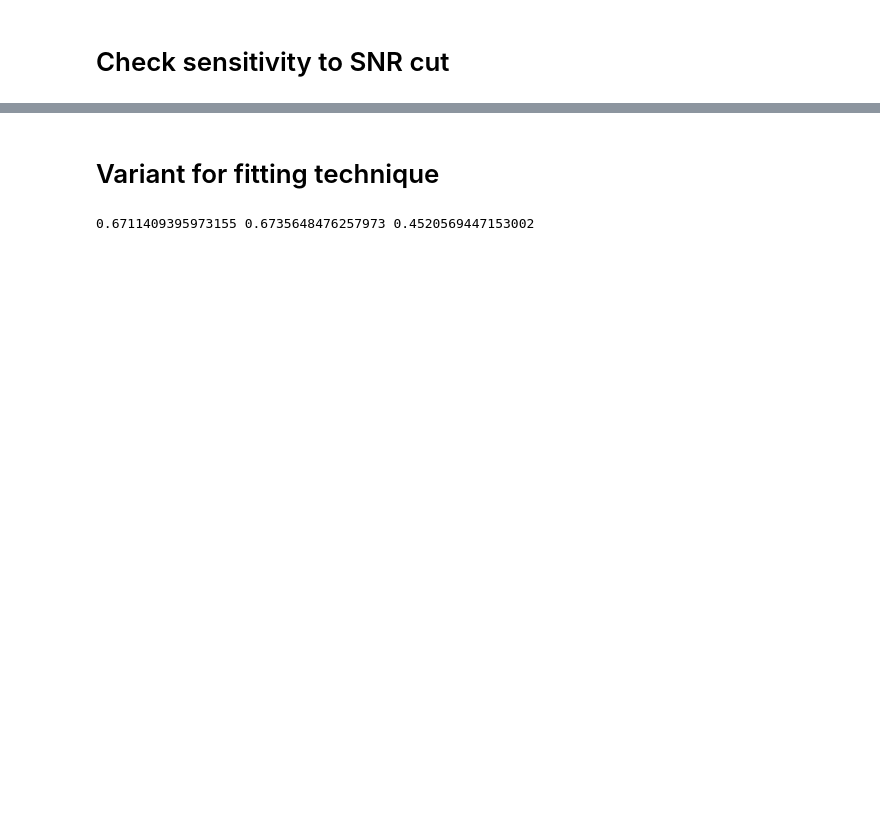
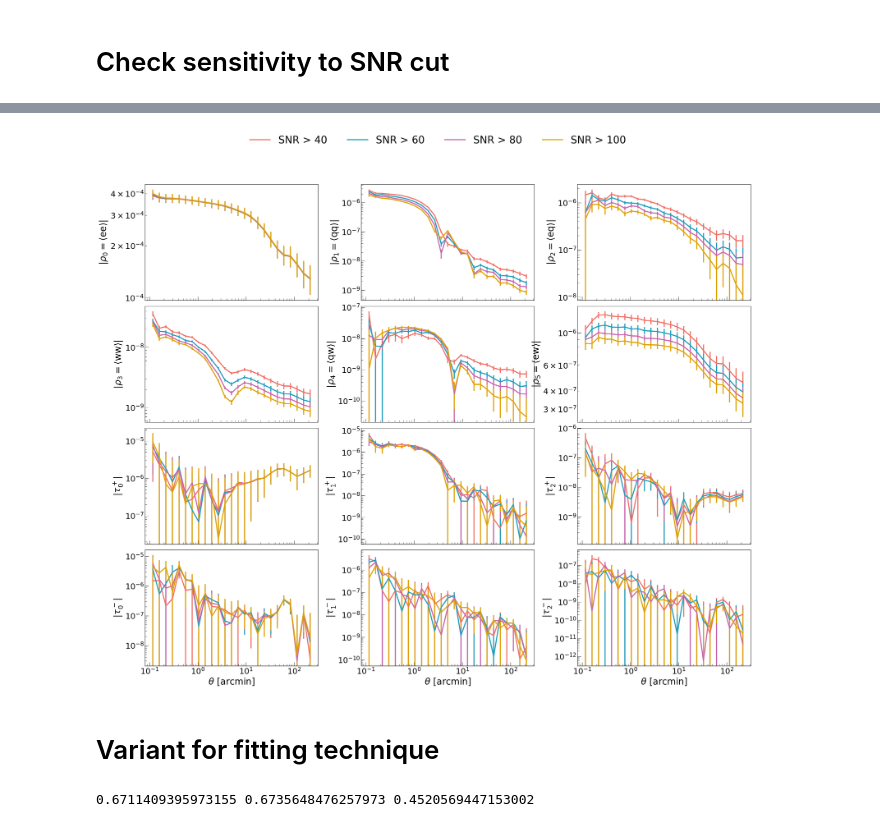
Before and after one commit to delve-survey/shearcat, a Jupyter notebook: shear_tests/Paper_plots/Rowe_Tau_stats.ipynb, the cells around one changed output, grey strips where cells are left out. Saved outputs shown, nothing was run; the diff lists cells and outputs as text; code cells hidden in the pictures; blank space fills up the shorter version.

```diff
--- a/shear_tests/Paper_plots/Rowe_Tau_stats.ipynb
+++ b/shear_tests/Paper_plots/Rowe_Tau_stats.ipynb
@@ -500,3 +449,60 @@ for i, l in enumerate([r'$\rho_0 = \langle {\rm ee} \rangle$',
+# %%
+plt.rc("font", size=22)
+
+fig, ax = plt.subplots(4, 3, figsize = (30, 24), sharex = True)
+
+plt.subplots_adjust(hspace = 0.05, wspace = 0.25)
+
+[a.loglog() for a in ax.flatten()]
+
+paths = ['/scratch/midway3/dhayaa/SHEARTESTS_20240901/STARSNR_40/',
+         '/scratch/midway3/dhayaa/SHEARTESTS_20240901/STARSNR_60/',
+         '/scratch/midway3/dhayaa/SHEARTESTS_20240901/STARSNR_80/',
+         '/scratch/midway3/dhayaa/SHEARTESTS_20240901/STARSNR_100/',]
+
+for p in paths:
+
+
+    for i in range(6):
+
+        x = np.loadtxt(p + '/taustats_rho%d_treecorr.txt' % i)
+        ax.flatten()[i].errorbar(x[:, 0], np.abs(x[:, 3]), yerr = x[:, 7], lw = 3)
+
+    for i in range(3):
+
+        x = np.loadtxt(p + 'taustats_tau%d_treecorr.txt' % i)
+        ax.flatten()[6 + i].errorbar(x[:, 0], np.abs(x[:, 3]), yerr = x[:, 7], lw = 3)
+        ax.flatten()[6 + i + 3].errorbar(x[:, 0], np.abs(x[:, 4]), yerr = x[:, 8], lw = 3)
+
+
+fig.legend([plt.plot([], [], lw = 3, color = 'C%d' % i)[0] for i in range(len(paths))],
+           [r'SNR > 40',  r'SNR > 60', r'SNR > 80',  r'SNR > 100'],
+           loc = 'center', ncol = 5, bbox_to_anchor = (0.5, 0.95), fontsize = 28, frameon = False)
+
+for i, l in enumerate([r'\rho_0 = \langle {\rm ee} \rangle',
+                       r'\rho_1 = \langle {\rm qq} \rangle',
+                       r'\rho_2 = \langle {\rm eq} \rangle',
+                       r'\rho_3 = \langle {\rm ww} \rangle',
+                       r'\rho_4 = \langle {\rm qw} \rangle',
+                       r'\rho_5 = \langle {\rm ew} \rangle'] +
+                      [r'\tau_0^+',
+                       r'\tau_1^+',
+                       r'\tau_2^+',
+                       r'\tau_0^-',
+                       r'\tau_1^-',
+                       r'\tau_2^-']):
+    ax.flatten()[i].set_ylabel(r'$|%s|$' % l, size = 25)
+
+[ax.flatten()[i].set_xlabel(r'$\theta$ [arcmin]', size = 25) for i in [9, 10,  11]];
+
+# ax.flatten()[0].set_ylim(7e-5, 1e-3)
+# ax.flatten()[1].set_ylim(2e-9, 4e-6)
+# ax.flatten()[2].set_ylim(1e-7, 2.5e-6)
+
+# ax.flatten()[4].set_ylim(5e-10, 3.5e-8)
+# ax.flatten()[5].set_ylim(9e-8, 2e-6)
+# %% [output]
+[figure, added]
 # %% [markdown]
 # Variant for fitting technique
 # %%
```
Also changed, not shown: parts of 16 cells of this notebook, 3 other files.
